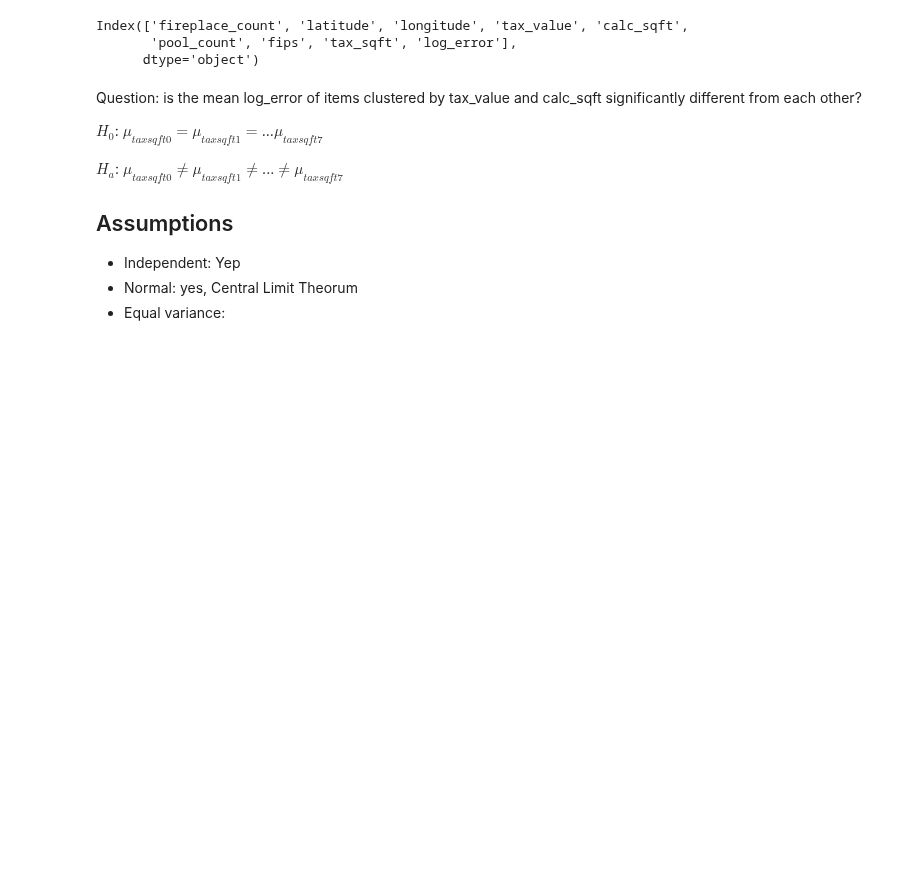
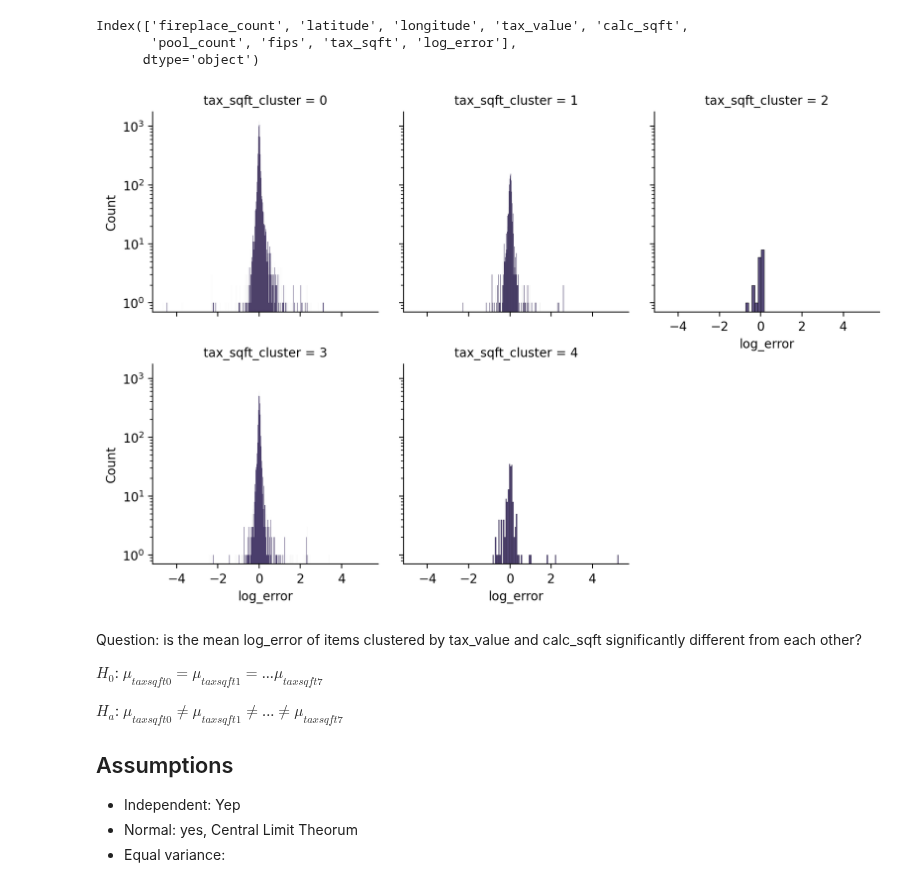
Before and after one commit to L-G-B-Team/clustering-project, a Jupyter notebook: Final_Report_Clustering.ipynb, the cells around one changed output. Drawn from its saved outputs; the diff is of its cells as text; code cells hidden in the pictures; blank space fills up the shorter version.

Commit message:
added tax_sqft_cluster_plot to final report

```diff
--- a/Final_Report_Clustering.ipynb
+++ b/Final_Report_Clustering.ipynb
@@ -142,6 +142,10 @@ train_scaled.columns
 Index(['fireplace_count', 'latitude', 'longitude', 'tax_value', 'calc_sqft',
        'pool_count', 'fips', 'tax_sqft', 'log_error'],
       dtype='object')
+# %%
+e.tax_sqft_cluster_plot(train)
+# %% [output]
+[figure, added]
 # %% [markdown]
 Question: is the mean log_error of items clustered by tax_value and calc_sqft significantly different from each other?
 
```
